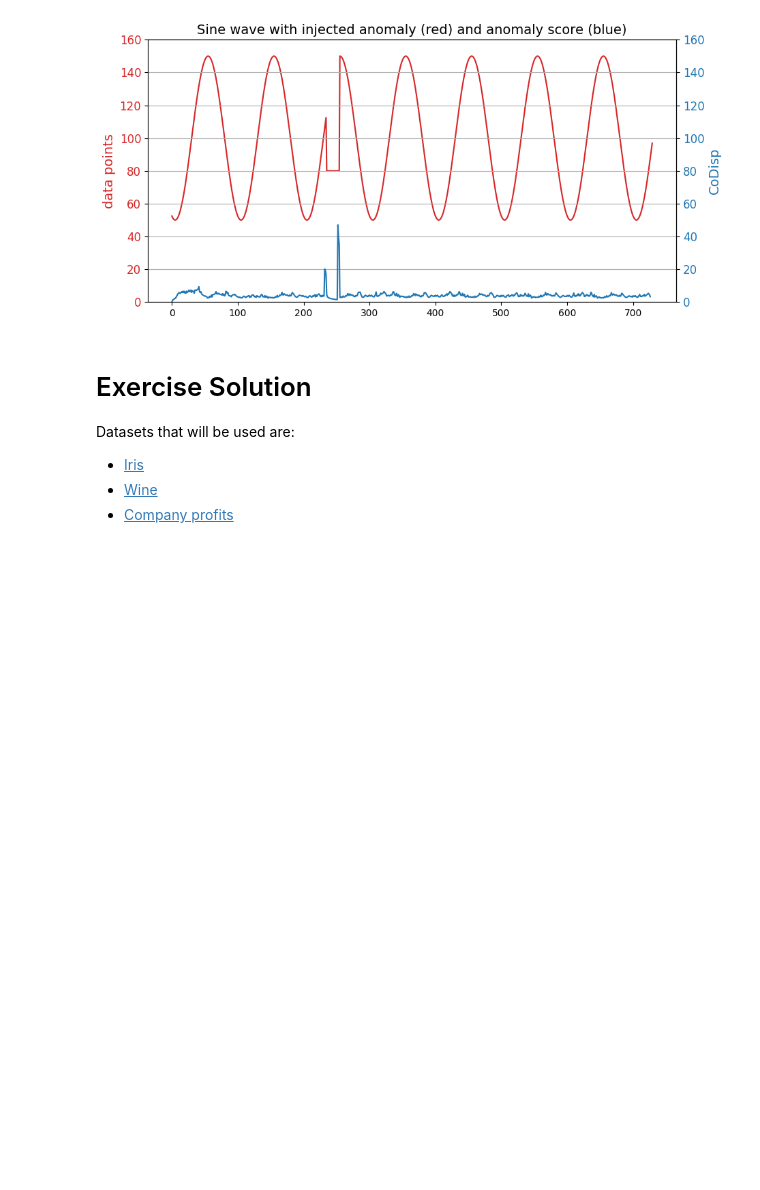
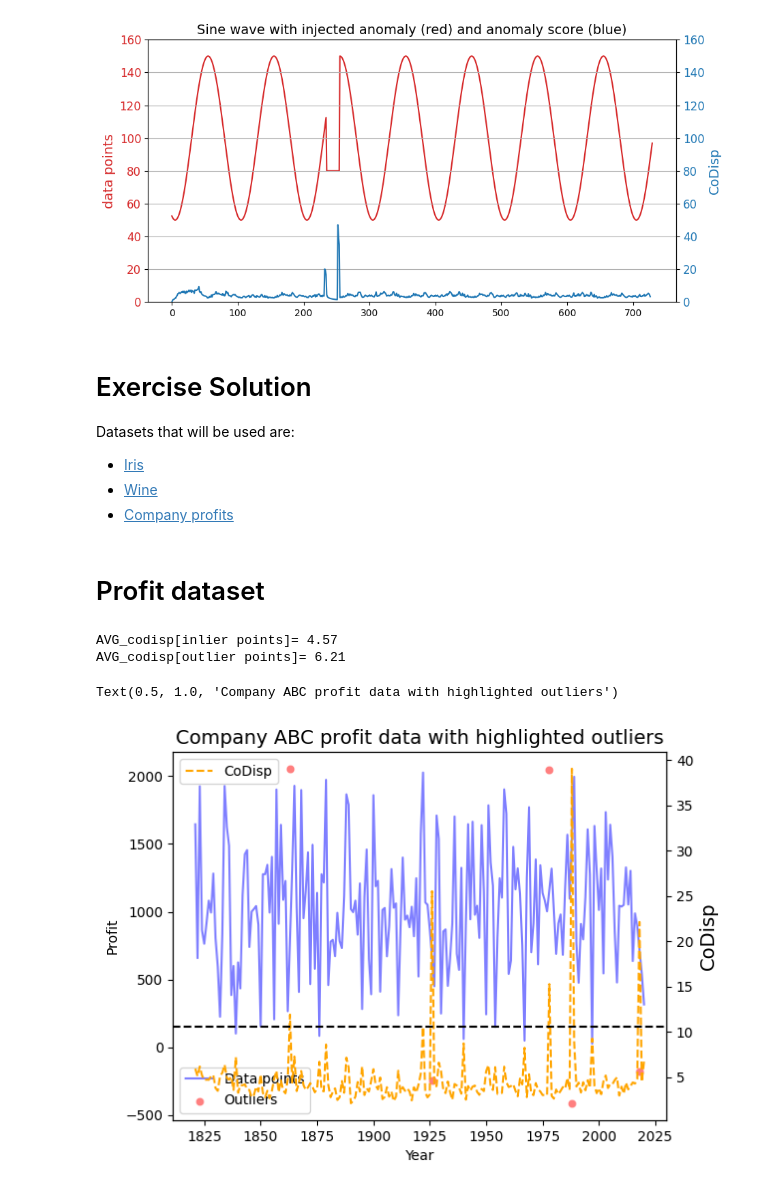
Before and after one commit to MaxHam/AML, a Jupyter notebook: Ex5.RobustRandomCutForest.ipynb, the cells around one changed output. Cells and saved outputs as stored; diff of their text form; code cells hidden in the pictures; blank space fills up the shorter version.

```diff
--- a/Ex5.RobustRandomCutForest.ipynb
+++ b/Ex5.RobustRandomCutForest.ipynb
@@ -312,0 +311,7 @@ TODO:
+# %%
+import pandas as pd
+
+# Load data
+wine_data = pd.read_csv("./data/wine/winequality-red.csv", sep=",") # normally-distributed
+iris_data = pd.read_csv("./data/iris/Iris.csv", sep=",") # non-normally distributed
+profit_data = pd.read_csv("./data/company_profits/CompanyABCProfit.csv", sep=",") # normally-distributed
@@ -312,0 +370,25 @@ TODO:
+# %% [markdown]
+# Profit dataset
+# %%
+import matplotlib.pyplot as plt
+import seaborn as sns
+
+data, avg_codisp, threshold = find_outliers(profit_data, num_trees=100, tree_size=128)
+
+# Plot the results
+sns.lineplot(x='Year', y='Profit', data=data[data['outlier'] == False], label='Data points', color='blue', alpha=0.5)
+sns.scatterplot(x='Year', y='Profit', data=data[data['outlier'] == True], label='Outliers', color='red', alpha=0.5)
+# Create a second Y axis and label it CoDisp
+ax2 = plt.twinx()
+ax2.grid(False)
+ax2.set_ylabel('CoDisp', size=14)
+
+sns.lineplot(x='Year', y=avg_codisp, data=data, label='CoDisp', color='orange', estimator=None, linestyle='--')
+# Visualize the threshold
+plt.axhline(y=threshold, color='black', linestyle='--')
+plt.title('Company ABC profit data with highlighted outliers', size=14)
+# %% [output]
+AVG_codisp[inlier points]= 4.57
+AVG_codisp[outlier points]= 6.21
+Text(0.5, 1.0, 'Company ABC profit data with highlighted outliers')
+[figure, added]
```
Also changed, not shown: parts of 13 cells of this notebook.
